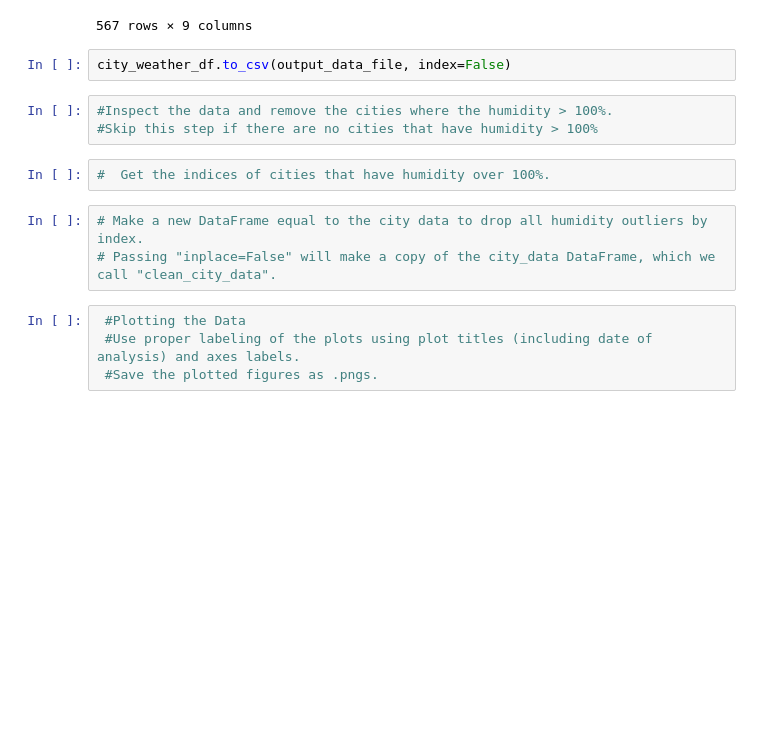
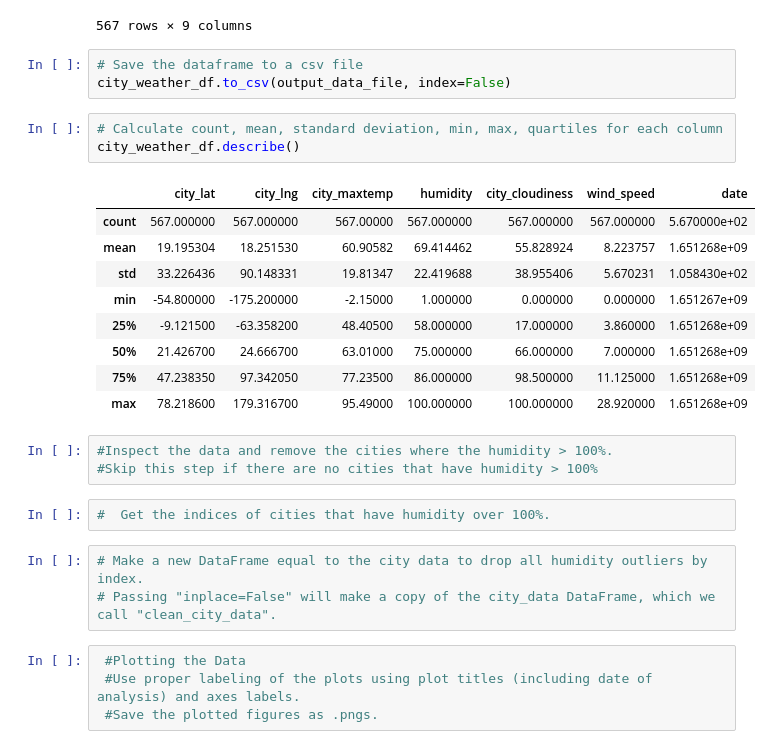
Before and after one commit to vasantap/python-api-challenge, a Jupyter notebook: WeatherPy/WeatherPy.ipynb, the cells around one changed output. Saved outputs shown, nothing was run; the diff lists cells and outputs as text; blank space fills up the shorter version.

Commit message:
Used describe to get the statistics

```diff
--- a/WeatherPy/WeatherPy.ipynb
+++ b/WeatherPy/WeatherPy.ipynb
@@ -161,8 +161,22 @@ city_weather_df
 | 565 | Kuantan | 3.8077 | 103.3260 | 78.91 | 88 | 20 | 0.00 | MY | 1651268081 |
 | 566 | Caluquembe | -13.7833 | 14.6833 | 60.10 | 73 | 24 | 2.82 | AO | 1651268082 |
 567 rows × 9 columns
-# %%
-city_weather_df.to_csv(output_data_file, index=False)
+# %%
+# Save the dataframe to a csv file
+city_weather_df.to_csv(output_data_file, index=False)
+# %%
+# Calculate count, mean, standard deviation, min, max, quartiles for each column
+city_weather_df.describe()
+# %% [output]
+|  | city_lat | city_lng | city_maxtemp | humidity | city_cloudiness | wind_speed | date |
+| count | 567.000000 | 567.000000 | 567.00000 | 567.000000 | 567.000000 | 567.000000 | 5.670000e+02 |
+| mean | 19.195304 | 18.251530 | 60.90582 | 69.414462 | 55.828924 | 8.223757 | 1.651268e+09 |
+| std | 33.226436 | 90.148331 | 19.81347 | 22.419688 | 38.955406 | 5.670231 | 1.058430e+02 |
+| min | -54.800000 | -175.200000 | -2.15000 | 1.000000 | 0.000000 | 0.000000 | 1.651267e+09 |
+| 25% | -9.121500 | -63.358200 | 48.40500 | 58.000000 | 17.000000 | 3.860000 | 1.651268e+09 |
+| 50% | 21.426700 | 24.666700 | 63.01000 | 75.000000 | 66.000000 | 7.000000 | 1.651268e+09 |
+| 75% | 47.238350 | 97.342050 | 77.23500 | 86.000000 | 98.500000 | 11.125000 | 1.651268e+09 |
+| max | 78.218600 | 179.316700 | 95.49000 | 100.000000 | 100.000000 | 28.920000 | 1.651268e+09 |
 # %%
 #Inspect the data and remove the cities where the humidity > 100%.
 #Skip this step if there are no cities that have humidity > 100%
```
